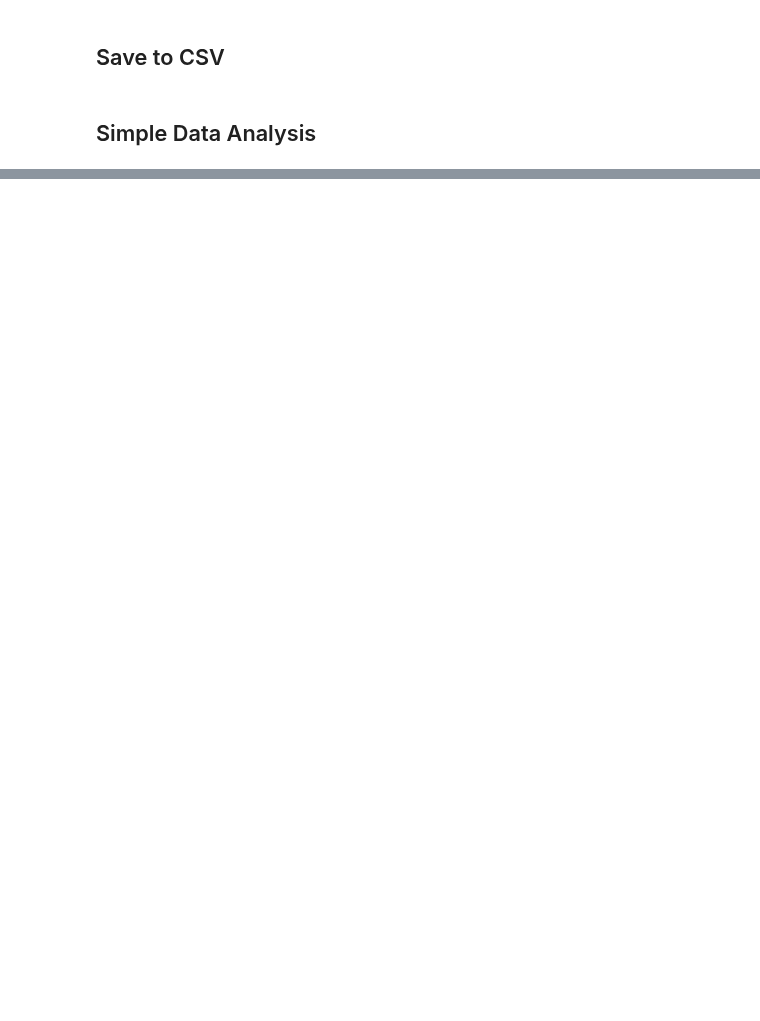
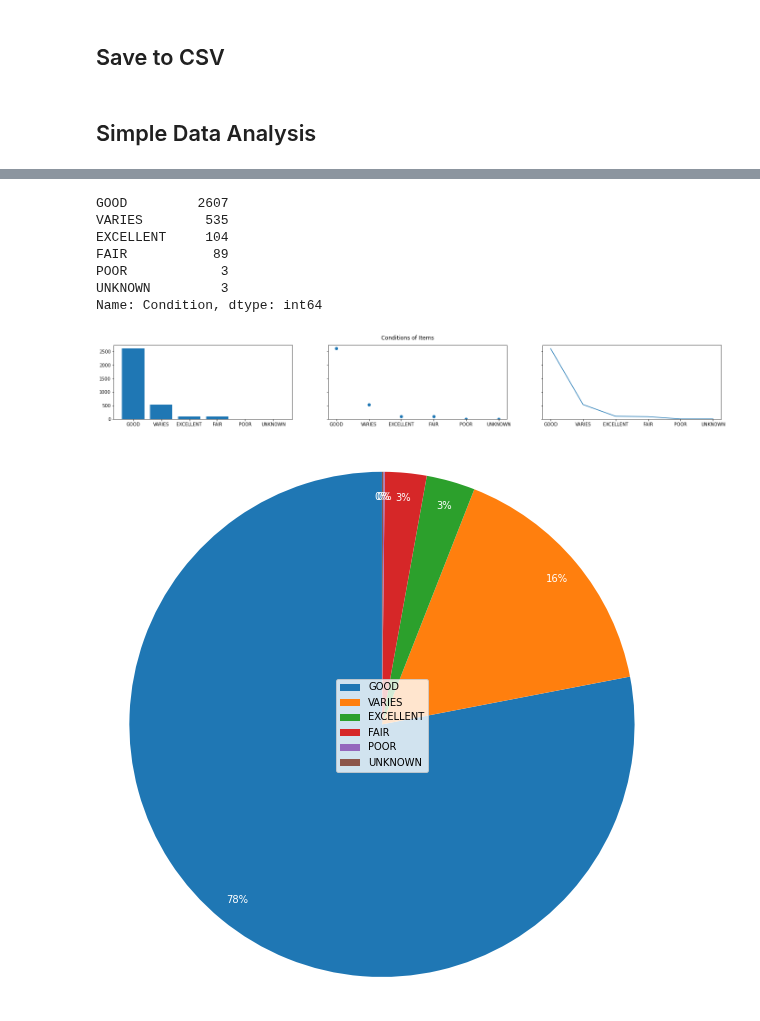
Before and after one commit to pedrosanhueza/Web-Scrape, a Jupyter notebook: Surplus Sale Items/Surplus - Code/WebScrape - SurplusSaleItems.ipynb, the cells around one changed output, grey strips where cells are left out. Cells and saved outputs as stored; diff of their text form; code cells hidden in the pictures; blank space fills up the shorter version.

```diff
--- a/Surplus Sale Items/Surplus - Code/WebScrape - SurplusSaleItems.ipynb
+++ b/Surplus Sale Items/Surplus - Code/WebScrape - SurplusSaleItems.ipynb
@@ -55,0 +58,3 @@ data.to_csv(filePath, index=False) # save to file path
+# %%
+data.drop(data.tail(1).index,inplace=True) # Drop last row (is empty)
+data.describe()
@@ -55,0 +67,8 @@ data.to_csv(filePath, index=False) # save to file path
+# %%
+# Change column data types
+data.Price = pd.to_numeric(data.Price.str.replace("$","",regex=True).replace(",","",regex=True))
+data['Item Number'] = pd.to_numeric(data['Item Number'])
+data.Qty = pd.to_numeric(data.Qty)
+
+# repeat rows based on quantity
+data = data.reindex(data.index.repeat(data.Qty)).reset_index().drop(['index','Qty'], axis=1)
@@ -55,0 +84,26 @@ data.to_csv(filePath, index=False) # save to file path
+# %%
+names = data['Condition'].value_counts().reset_index()['index']
+values = data['Condition'].value_counts().reset_index()['Condition']
+
+fig, axs = plt.subplots(1, 3, figsize=(24, 3), sharey=True)
+axs[0].bar(names, values)
+axs[1].scatter(names, values)
+axs[2].plot(names, values)
+fig.suptitle('Conditions of Items')
+
+fig1, ax1 = plt.subplots(figsize=(10,10))
+ax1.pie(values, autopct='%1.0f%%', startangle=90,textprops={'color':"w"},pctdistance=0.9)
+ax1.axis('equal')
+plt.legend(names, loc="center")
+
+data['Condition'].value_counts()
+# %% [output]
+GOOD         2607
+VARIES        535
+EXCELLENT     104
+FAIR           89
+POOR            3
+UNKNOWN         3
+Name: Condition, dtype: int64
+[figure, added]
+[figure, added]
```
Also changed, not shown: parts of 8 cells of this notebook, 2 other files.
